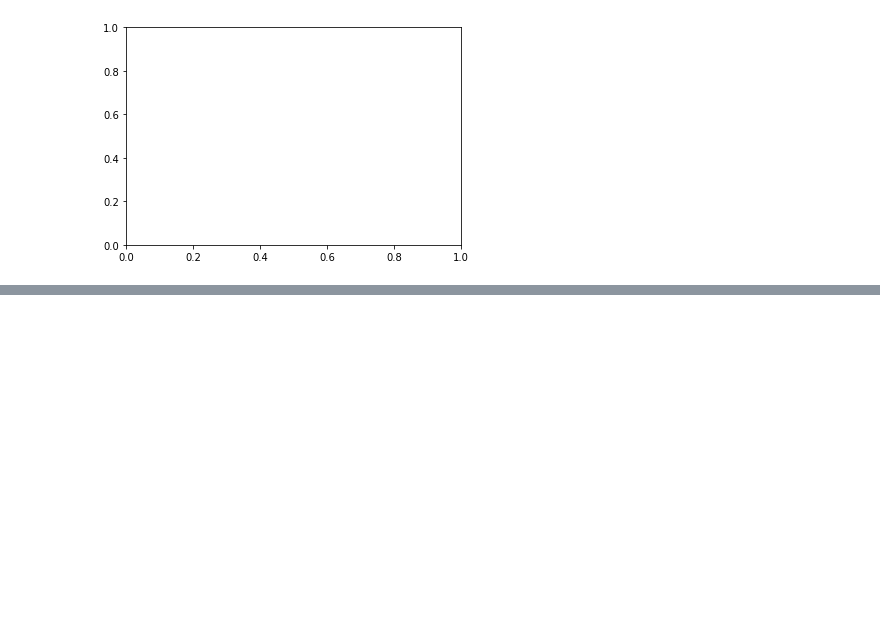
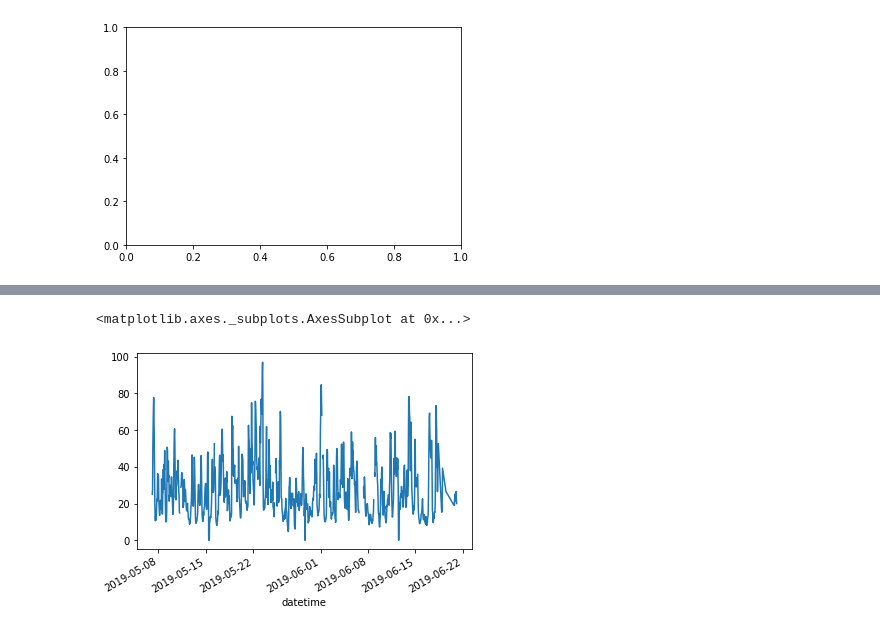
Before and after one commit to M1NH42/ads, a Jupyter notebook: data_representation/matplt.ipynb, the cells around one changed output, grey strips where cells are left out. Drawn from its saved outputs; the diff is of its cells as text; code cells hidden in the pictures; blank space fills up the shorter version.

```diff
--- a/data_representation/matplt.ipynb
+++ b/data_representation/matplt.ipynb
@@ -62,0 +82,5 @@ ax.get_children()
+# %%
+air_quality['station_paris'].plot()
+# %% [output]
+<matplotlib.axes._subplots.AxesSubplot at 0x...>
+[figure, added]
```
Also changed, not shown: parts of 9 cells of this notebook, 1 other file.
